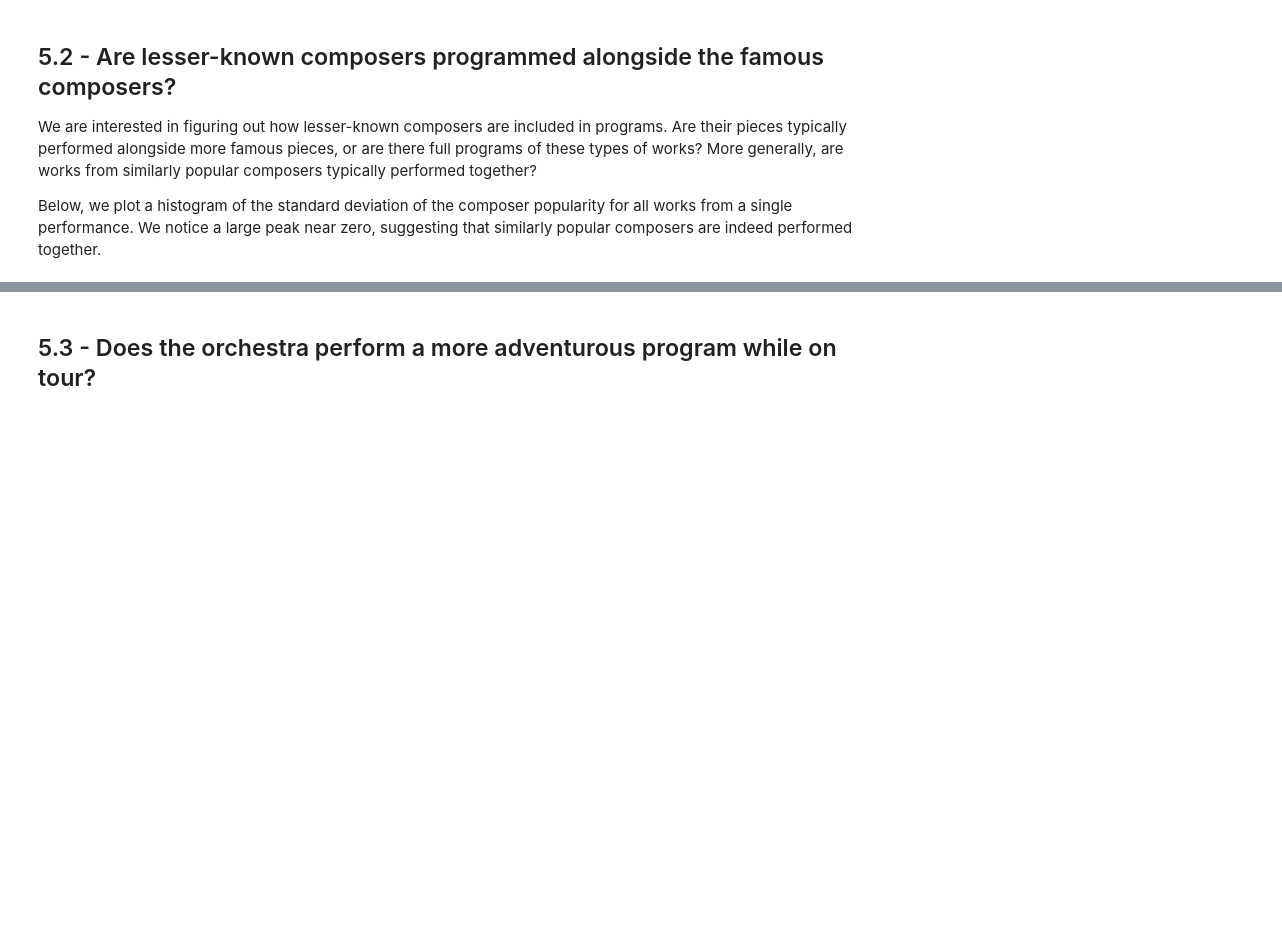
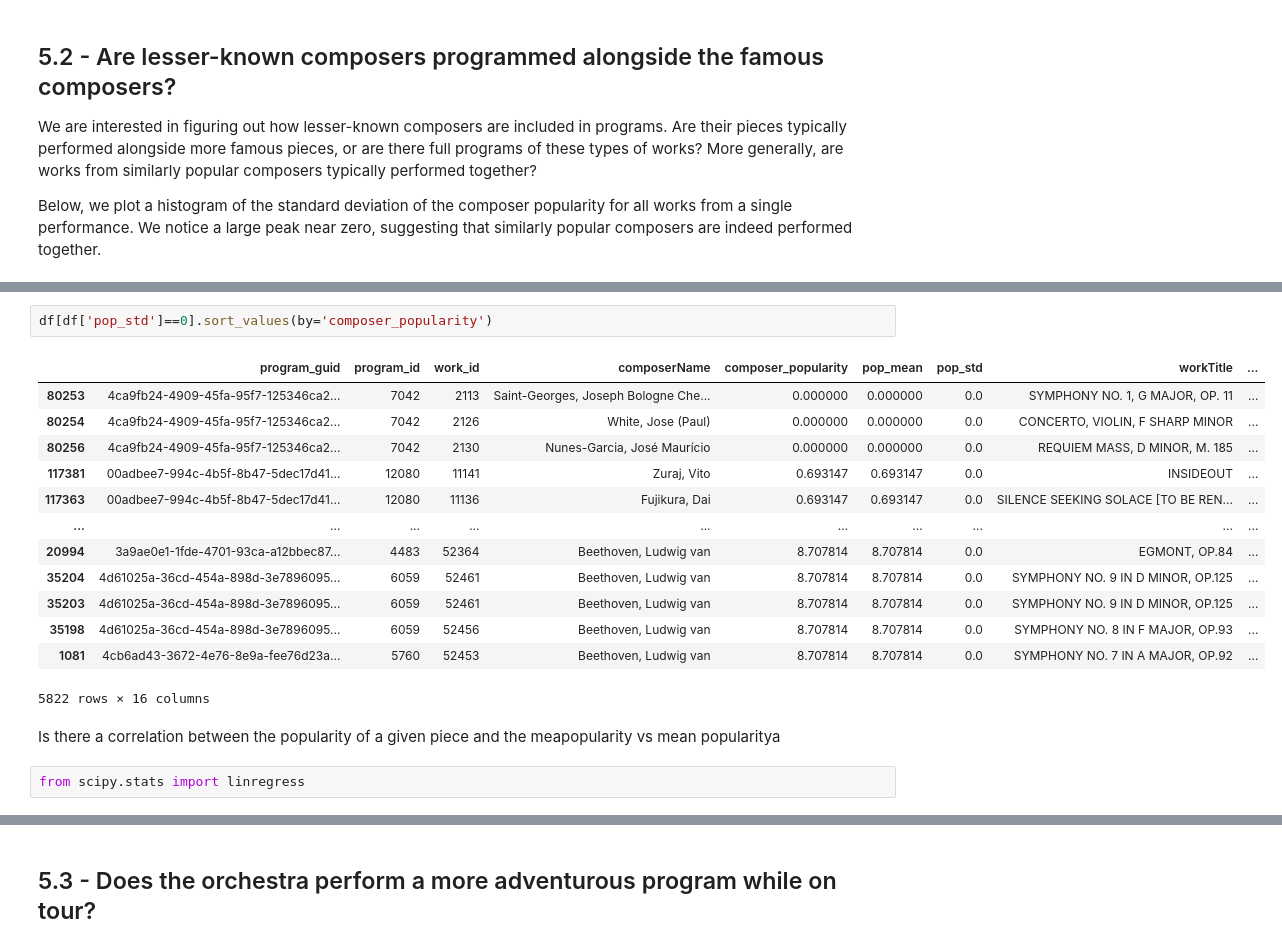
Before and after one commit to physinet/NY-Phil-EDA, a Jupyter notebook: EDA.ipynb, the cells around one changed output, grey strips where cells are left out. Cells and saved outputs as stored; diff of their text form; blank space fills up the shorter version.

```diff
--- a/EDA.ipynb
+++ b/EDA.ipynb
@@ -483,0 +504,20 @@ Text(0, 0.5, 'Frequency of performances')
+# %%
+df[df['pop_std']==0].sort_values(by='composer_popularity')
+# %% [output]
+|  | program_guid | program_id | work_id | composerName | composer_popularity | pop_mean | pop_std | workTitle | ... |
+| 80253 | 4ca9fb24-4909-45fa-95f7-125346ca2... | 7042 | 2113 | Saint-Georges, Joseph Bologne Che... | 0.000000 | 0.000000 | 0.0 | SYMPHONY NO. 1, G MAJOR, OP. 11 | ... |
+| 80254 | 4ca9fb24-4909-45fa-95f7-125346ca2... | 7042 | 2126 | White, Jose (Paul) | 0.000000 | 0.000000 | 0.0 | CONCERTO, VIOLIN, F SHARP MINOR | ... |
+| 80256 | 4ca9fb24-4909-45fa-95f7-125346ca2... | 7042 | 2130 | Nunes-Garcia, José Maurício | 0.000000 | 0.000000 | 0.0 | REQUIEM MASS, D MINOR, M. 185 | ... |
+| 117381 | 00adbee7-994c-4b5f-8b47-5dec17d41... | 12080 | 11141 | Zuraj, Vito | 0.693147 | 0.693147 | 0.0 | INSIDEOUT | ... |
+| 117363 | 00adbee7-994c-4b5f-8b47-5dec17d41... | 12080 | 11136 | Fujikura, Dai | 0.693147 | 0.693147 | 0.0 | SILENCE SEEKING SOLACE [TO BE REN... | ... |
+| ... | ... | ... | ... | ... | ... | ... | ... | ... | ... |
+| 20994 | 3a9ae0e1-1fde-4701-93ca-a12bbec87... | 4483 | 52364 | Beethoven, Ludwig van | 8.707814 | 8.707814 | 0.0 | EGMONT, OP.84 | ... |
+| 35204 | 4d61025a-36cd-454a-898d-3e7896095... | 6059 | 52461 | Beethoven, Ludwig van | 8.707814 | 8.707814 | 0.0 | SYMPHONY NO. 9 IN D MINOR, OP.125 | ... |
+| 35203 | 4d61025a-36cd-454a-898d-3e7896095... | 6059 | 52461 | Beethoven, Ludwig van | 8.707814 | 8.707814 | 0.0 | SYMPHONY NO. 9 IN D MINOR, OP.125 | ... |
+| 35198 | 4d61025a-36cd-454a-898d-3e7896095... | 6059 | 52456 | Beethoven, Ludwig van | 8.707814 | 8.707814 | 0.0 | SYMPHONY NO. 8 IN F MAJOR, OP.93 | ... |
+| 1081 | 4cb6ad43-3672-4e76-8e9a-fee76d23a... | 5760 | 52453 | Beethoven, Ludwig van | 8.707814 | 8.707814 | 0.0 | SYMPHONY NO. 7 IN A MAJOR, OP.92 | ... |
+5822 rows × 16 columns
+# %% [markdown]
+Is there a correlation between the popularity of a given piece and the meapopularity vs mean popularitya
+# %%
+from scipy.stats import linregress
```
Also changed, not shown: parts of 15 cells of this notebook.
